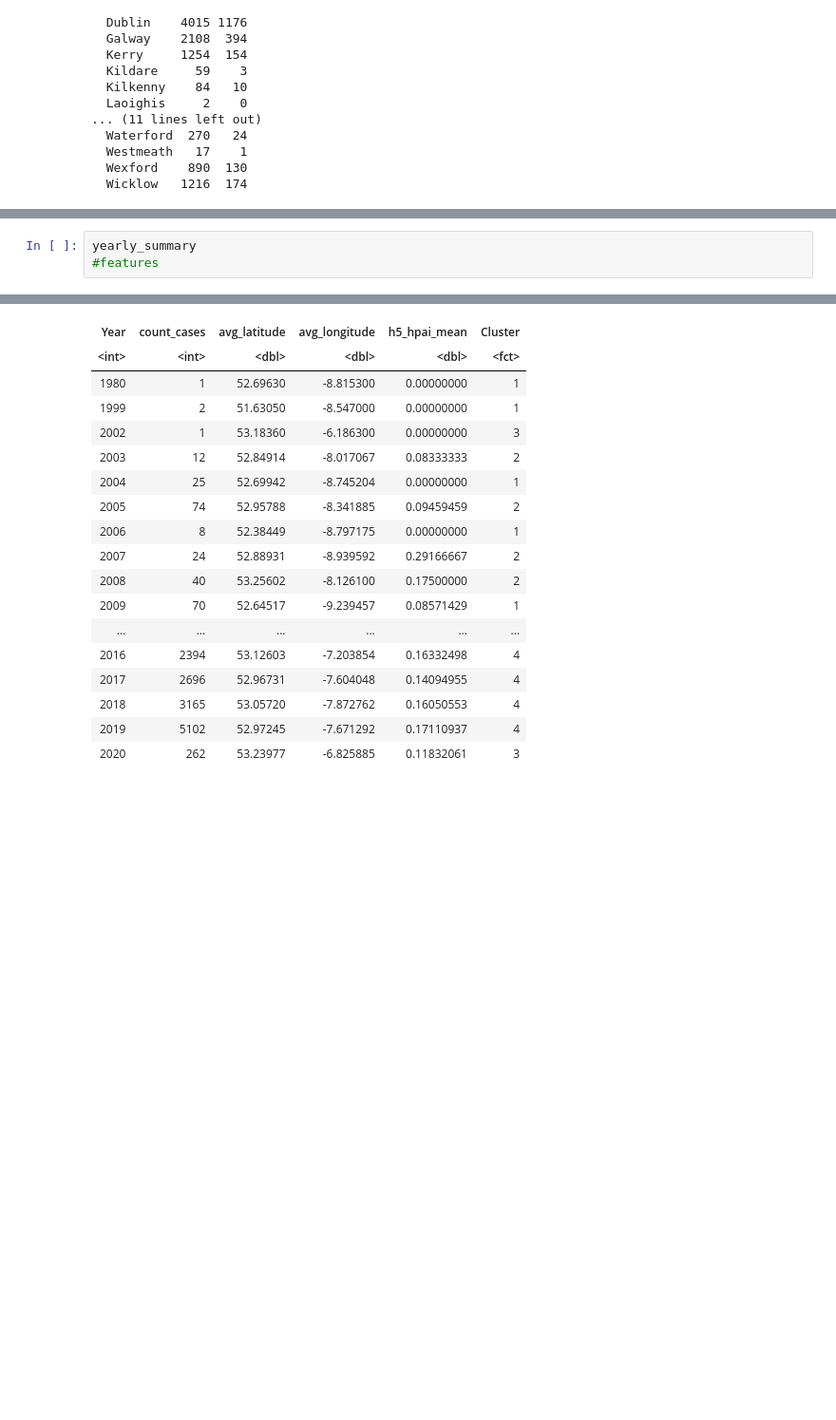
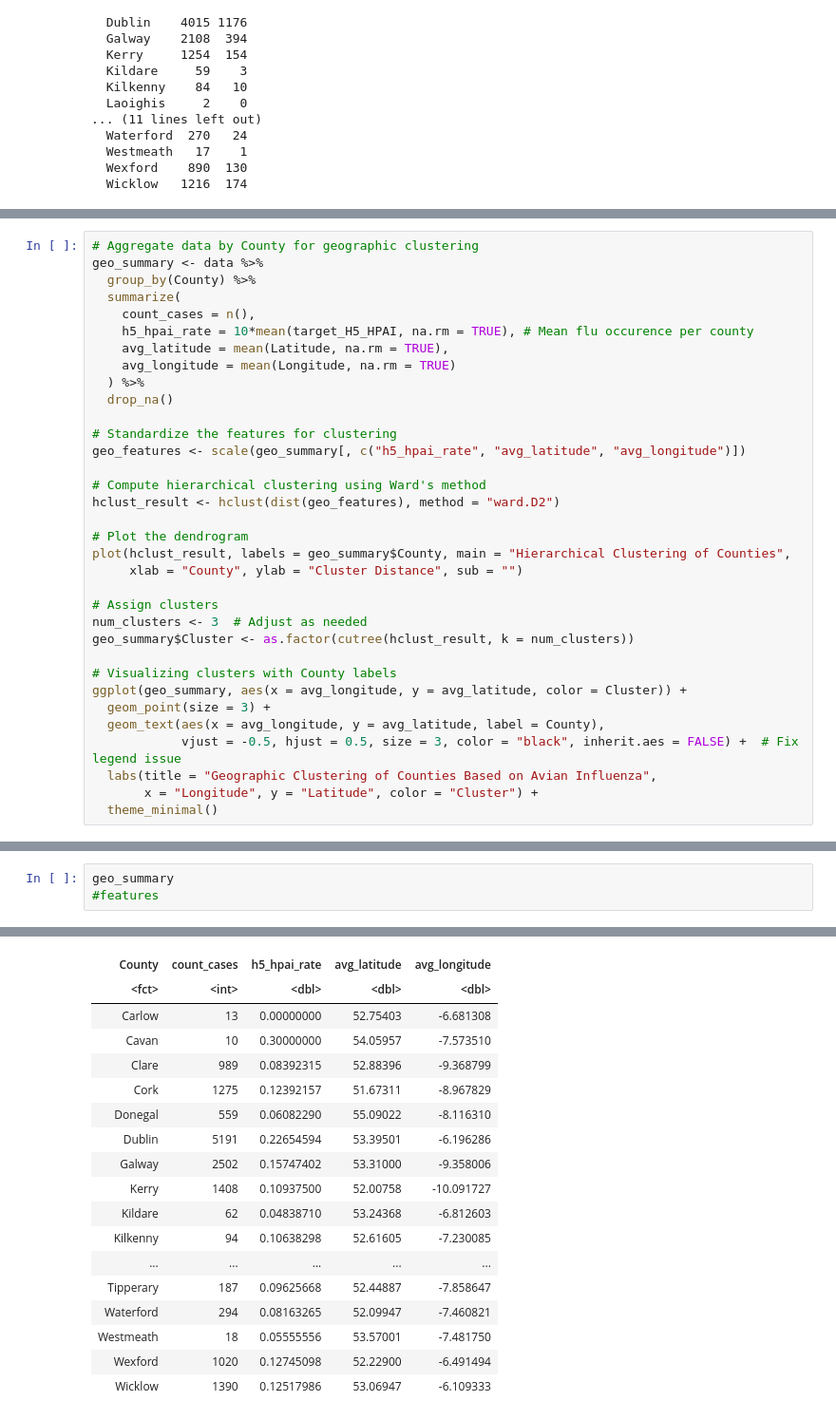
Before and after one commit to mpbeck/ANS-128-GP-The-Explorers-, a Jupyter notebook: code.ipynb, the cells around one changed output, grey strips where cells are left out. Shown: that part at 95% size. Drawn from its saved outputs; the diff is of its cells as text; blank space fills up the shorter version.

```diff
--- a/code.ipynb
+++ b/code.ipynb
@@ -161,0 +165,34 @@ ggplot(yearly_summary, aes(x = Year, y = count_cases, color = Cluster)) +
+# %%
+# Aggregate data by County for geographic clustering
+geo_summary <- data %>%
+  group_by(County) %>%
+  summarize(
+    count_cases = n(),
+    h5_hpai_rate = 10*mean(target_H5_HPAI, na.rm = TRUE), # Mean flu occurence per county
+    avg_latitude = mean(Latitude, na.rm = TRUE),
+    avg_longitude = mean(Longitude, na.rm = TRUE)
+  ) %>%
+  drop_na()
+
+# Standardize the features for clustering
+geo_features <- scale(geo_summary[, c("h5_hpai_rate", "avg_latitude", "avg_longitude")])
+
+# Compute hierarchical clustering using Ward's method
+hclust_result <- hclust(dist(geo_features), method = "ward.D2")
+
+# Plot the dendrogram
+plot(hclust_result, labels = geo_summary$County, main = "Hierarchical Clustering of Counties",
+     xlab = "County", ylab = "Cluster Distance", sub = "")
+
+# Assign clusters
+num_clusters <- 3  # Adjust as needed
+geo_summary$Cluster <- as.factor(cutree(hclust_result, k = num_clusters))
+
+# Visualizing clusters with County labels
+ggplot(geo_summary, aes(x = avg_longitude, y = avg_latitude, color = Cluster)) +
+  geom_point(size = 3) +
+  geom_text(aes(x = avg_longitude, y = avg_latitude, label = County),
+            vjust = -0.5, hjust = 0.5, size = 3, color = "black", inherit.aes = FALSE) +  # Fix legend issue
+  labs(title = "Geographic Clustering of Counties Based on Avian Influenza",
+       x = "Longitude", y = "Latitude", color = "Cluster") +
+  theme_minimal()
@@ -162,4 +202,4 @@ ggplot(yearly_summary, aes(x = Year, y = count_cases, color = Cluster)) +
 # %%
-yearly_summary
+geo_summary
 #features
 # %% [output]
@@ -167,18 +207,18 @@ A tibble: 21 × 6
-| Year | count_cases | avg_latitude | avg_longitude | h5_hpai_mean | Cluster |
-| <int> | <int> | <dbl> | <dbl> | <dbl> | <fct> |
-| 1980 | 1 | 52.69630 | -8.815300 | 0.00000000 | 1 |
-| 1999 | 2 | 51.63050 | -8.547000 | 0.00000000 | 1 |
-| 2002 | 1 | 53.18360 | -6.186300 | 0.00000000 | 3 |
-| 2003 | 12 | 52.84914 | -8.017067 | 0.08333333 | 2 |
-| 2004 | 25 | 52.69942 | -8.745204 | 0.00000000 | 1 |
-| 2005 | 74 | 52.95788 | -8.341885 | 0.09459459 | 2 |
-| 2006 | 8 | 52.38449 | -8.797175 | 0.00000000 | 1 |
-| 2007 | 24 | 52.88931 | -8.939592 | 0.29166667 | 2 |
-| 2008 | 40 | 53.25602 | -8.126100 | 0.17500000 | 2 |
-| 2009 | 70 | 52.64517 | -9.239457 | 0.08571429 | 1 |
-| ... | ... | ... | ... | ... | ... |
-| 2016 | 2394 | 53.12603 | -7.203854 | 0.16332498 | 4 |
-| 2017 | 2696 | 52.96731 | -7.604048 | 0.14094955 | 4 |
-| 2018 | 3165 | 53.05720 | -7.872762 | 0.16050553 | 4 |
-| 2019 | 5102 | 52.97245 | -7.671292 | 0.17110937 | 4 |
-| 2020 | 262 | 53.23977 | -6.825885 | 0.11832061 | 3 |
+| County | count_cases | h5_hpai_rate | avg_latitude | avg_longitude |
+| <fct> | <int> | <dbl> | <dbl> | <dbl> |
+| Carlow | 13 | 0.00000000 | 52.75403 | -6.681308 |
+| Cavan | 10 | 0.30000000 | 54.05957 | -7.573510 |
+| Clare | 989 | 0.08392315 | 52.88396 | -9.368799 |
+| Cork | 1275 | 0.12392157 | 51.67311 | -8.967829 |
+| Donegal | 559 | 0.06082290 | 55.09022 | -8.116310 |
+| Dublin | 5191 | 0.22654594 | 53.39501 | -6.196286 |
+| Galway | 2502 | 0.15747402 | 53.31000 | -9.358006 |
+| Kerry | 1408 | 0.10937500 | 52.00758 | -10.091727 |
+| Kildare | 62 | 0.04838710 | 53.24368 | -6.812603 |
+| Kilkenny | 94 | 0.10638298 | 52.61605 | -7.230085 |
+| ... | ... | ... | ... | ... |
+| Tipperary | 187 | 0.09625668 | 52.44887 | -7.858647 |
+| Waterford | 294 | 0.08163265 | 52.09947 | -7.460821 |
+| Westmeath | 18 | 0.05555556 | 53.57001 | -7.481750 |
+| Wexford | 1020 | 0.12745098 | 52.22900 | -6.491494 |
+| Wicklow | 1390 | 0.12517986 | 53.06947 | -6.109333 |
```
Also changed, not shown: parts of 3 cells of this notebook.
